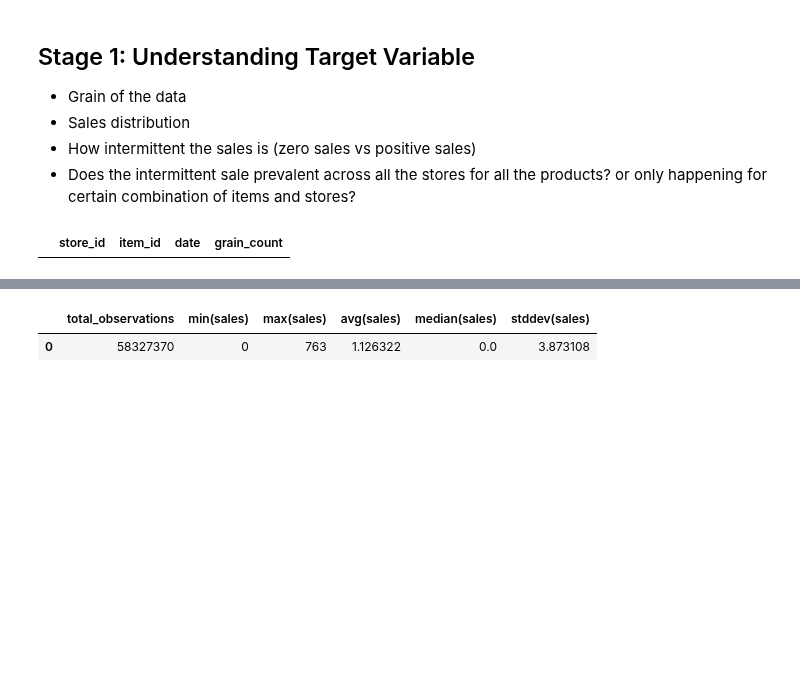
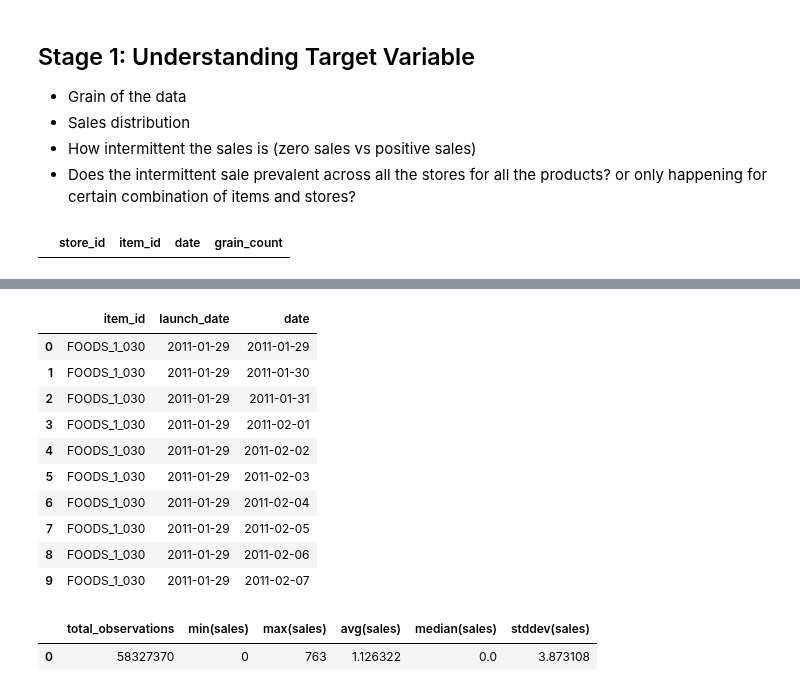
Before and after one commit to surekhag28/m5-demand-forecasting, a Jupyter notebook: notebooks/analysis.ipynb, the cells around one changed output, grey strips where cells are left out. Saved outputs shown, nothing was run; the diff lists cells and outputs as text; code cells hidden in the pictures; blank space fills up the shorter version.

```diff
--- a/notebooks/analysis.ipynb
+++ b/notebooks/analysis.ipynb
@@ -41,3 +83,28 @@ result
+# %%
+# grain of the data - itemxstorexdate
+
+query = f"""
+
+        select item_id,min(date) over(partition by item_id,store_id order by date) as launch_date,date
+        from read_parquet('{SALES_PATH}')
+
+        limit 10
+    """
+
+result = con.execute(query).df()
+result
+# %% [output]
+|  | item_id | launch_date | date |
+| 0 | FOODS_1_030 | 2011-01-29 | 2011-01-29 |
+| 1 | FOODS_1_030 | 2011-01-29 | 2011-01-30 |
+| 2 | FOODS_1_030 | 2011-01-29 | 2011-01-31 |
+| 3 | FOODS_1_030 | 2011-01-29 | 2011-02-01 |
+| 4 | FOODS_1_030 | 2011-01-29 | 2011-02-02 |
+| 5 | FOODS_1_030 | 2011-01-29 | 2011-02-03 |
+| 6 | FOODS_1_030 | 2011-01-29 | 2011-02-04 |
+| 7 | FOODS_1_030 | 2011-01-29 | 2011-02-05 |
+| 8 | FOODS_1_030 | 2011-01-29 | 2011-02-06 |
+| 9 | FOODS_1_030 | 2011-01-29 | 2011-02-07 |
 # %%
 # grain of the data - itemxstorexdate
 
```
Also changed, not shown: parts of 4 cells of this notebook, 6 other files.
